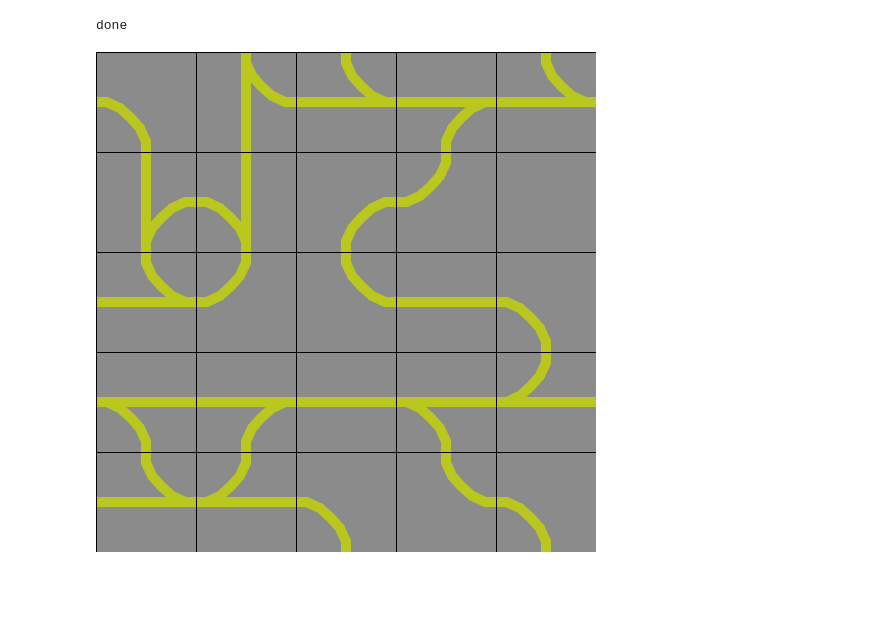
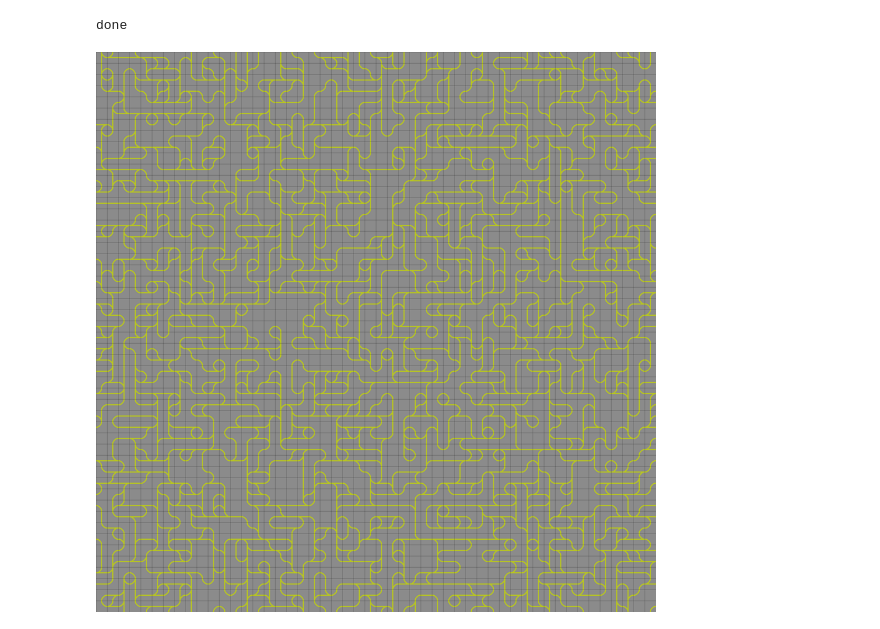
Before and after one commit to Th1nhNg0/railbound-solver, a Jupyter notebook: collapse.ipynb, the cells around one changed output. Drawn from its saved outputs; the diff is of its cells as text; code cells hidden in the pictures; blank space fills up the shorter version.

```diff
--- a/collapse.ipynb
+++ b/collapse.ipynb
@@ -64,38 +64,39 @@ def wave_function_collapse(n):
         try:
             while any(not cell.is_collapsed() for row in grid for cell in row):
                 non_collapsed_cells = [(x, y) for x in range(n) for y in range(n) if not grid[x][y].is_collapsed()]
-                x, y = random.choice(non_collapsed_cells)
-                grid[x][y].collapse()
-                update_neighbors(grid, x, y)
+                for x, y in non_collapsed_cells:
+                        grid[x][y].collapse()
+                        update_neighbors(grid, x, y)
+                        break
             return grid
         except ValueError:
             pass
 # %%
 from PIL import Image, ImageDraw
 
 #each tile.img is 100x100 pixels
 
 def draw_grid(grid):
     n = len(grid)
     img = Image.new('RGB', (n * 100, n * 100), color='white')
     draw = ImageDraw.Draw(img)
     for x in range(n):
         for y in range(n):
             tile = grid[x][y].collapsed_tile
             if tile:
                 img.paste(tile.img, (y * 100, x * 100))
     # draw grid lines
     for i in range(n):
         draw.line((0, i * 100, n * 100, i * 100), fill='black')
         draw.line((i * 100, 0, i * 100, n * 100), fill='black')
 
     # resize to 1000x1000 pixels
-    img = img.resize((500, 500))
+    img = img.resize((1000, 1000))
     return img
 
-grid = wave_function_collapse(5)
+grid = wave_function_collapse(50)
 print('done')
 draw_grid(grid)
 # %% [output]
 done
-[figure, old version]
+[figure, new version]
```
Also changed, not shown: 4 other files.
